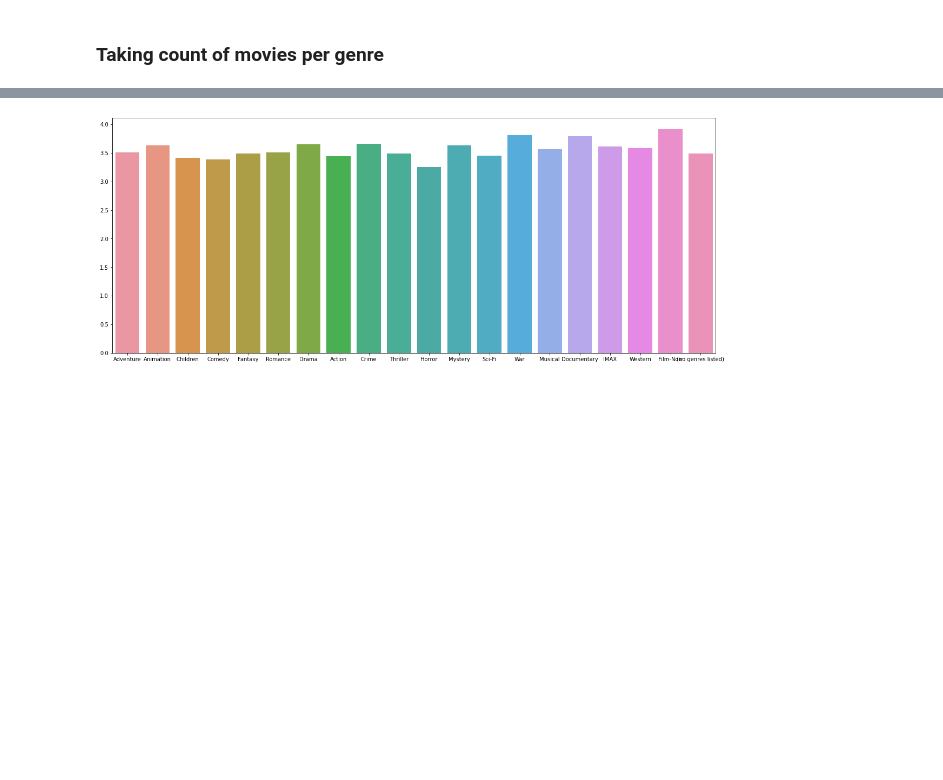
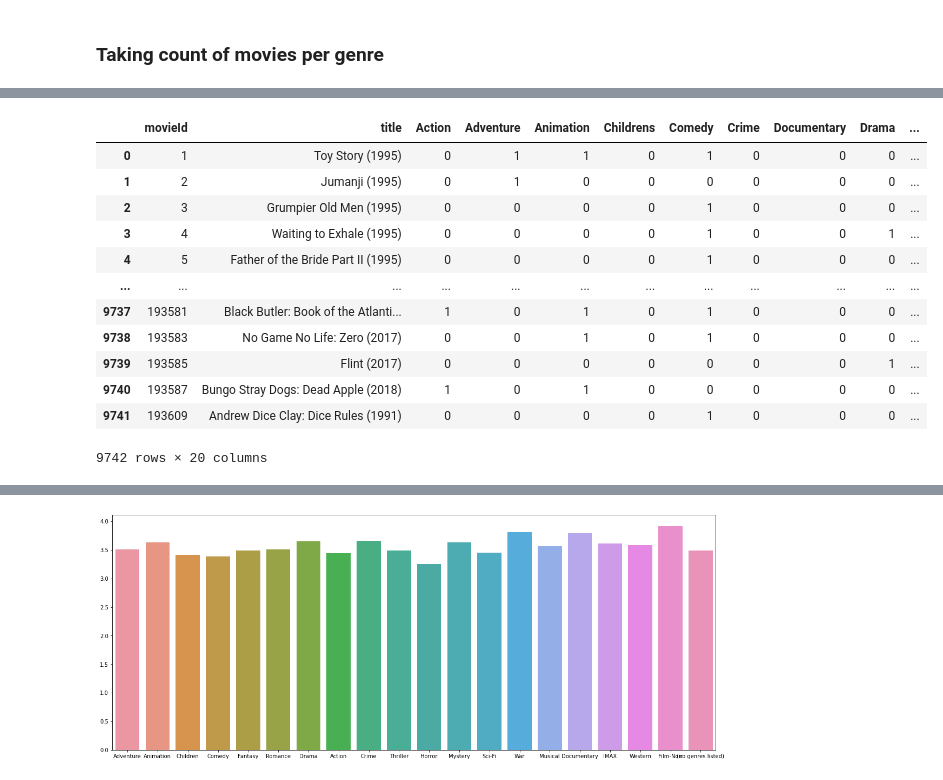
Before and after one commit to manvendra-07/ML-Project-RecommenderSystem, a Jupyter notebook: preprocess.ipynb, the cells around one changed output, grey strips where cells are left out. Cells and saved outputs as stored; diff of their text form; code cells hidden in the pictures; blank space fills up the shorter version.

```diff
--- a/preprocess.ipynb
+++ b/preprocess.ipynb
@@ -117,5 +143,7 @@ min           0.500000
 75%           4.000000
 max           5.000000
 Name: rating, dtype: float64
+# %%
+Genres = ['Action', 'Adventure' , 'Animation' , 'Childrens' , 'Comedy' , 'Crime' , 'Documentary' , 'Drama' , 'Fantasy' , 'Film-Noir' , 'Horror' , 'Musical' , 'Mystery' , 'Romance' , 'Sci-Fi' , 'Thriller' , 'War' , 'Western']
 # %% [markdown]
 ### Taking count of movies per genre
@@ -159,0 +150,3 @@ data.head()
+# %%
+movies[Genres] = 0
+movies.head()
@@ -159,0 +169,17 @@ data.head()
+# %%
+movies.drop('genres', axis=1, inplace= True)
+movies
+# %% [output]
+|  | movieId | title | Action | Adventure | Animation | Childrens | Comedy | Crime | Documentary | Drama | ... |
+| 0 | 1 | Toy Story (1995) | 0 | 1 | 1 | 0 | 1 | 0 | 0 | 0 | ... |
+| 1 | 2 | Jumanji (1995) | 0 | 1 | 0 | 0 | 0 | 0 | 0 | 0 | ... |
+| 2 | 3 | Grumpier Old Men (1995) | 0 | 0 | 0 | 0 | 1 | 0 | 0 | 0 | ... |
+| 3 | 4 | Waiting to Exhale (1995) | 0 | 0 | 0 | 0 | 1 | 0 | 0 | 1 | ... |
+| 4 | 5 | Father of the Bride Part II (1995) | 0 | 0 | 0 | 0 | 1 | 0 | 0 | 0 | ... |
+| ... | ... | ... | ... | ... | ... | ... | ... | ... | ... | ... | ... |
+| 9737 | 193581 | Black Butler: Book of the Atlanti... | 1 | 0 | 1 | 0 | 1 | 0 | 0 | 0 | ... |
+| 9738 | 193583 | No Game No Life: Zero (2017) | 0 | 0 | 1 | 0 | 1 | 0 | 0 | 0 | ... |
+| 9739 | 193585 | Flint (2017) | 0 | 0 | 0 | 0 | 0 | 0 | 0 | 1 | ... |
+| 9740 | 193587 | Bungo Stray Dogs: Dead Apple (2018) | 1 | 0 | 1 | 0 | 0 | 0 | 0 | 0 | ... |
+| 9741 | 193609 | Andrew Dice Clay: Dice Rules (1991) | 0 | 0 | 0 | 0 | 1 | 0 | 0 | 0 | ... |
+9742 rows × 20 columns
```
Also changed, not shown: parts of 30 cells of this notebook, 3 other files.
